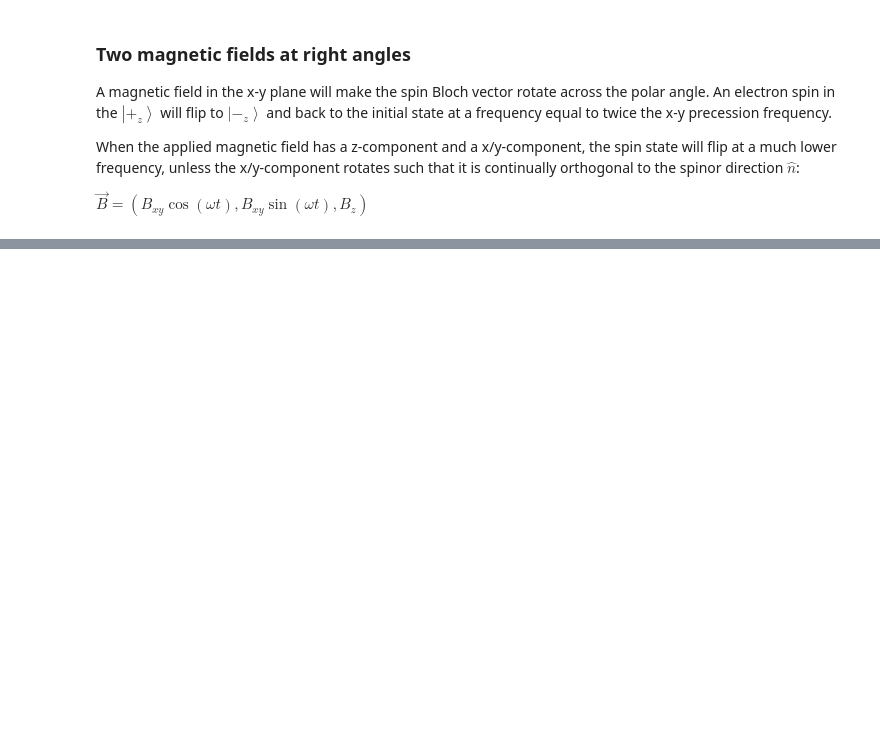
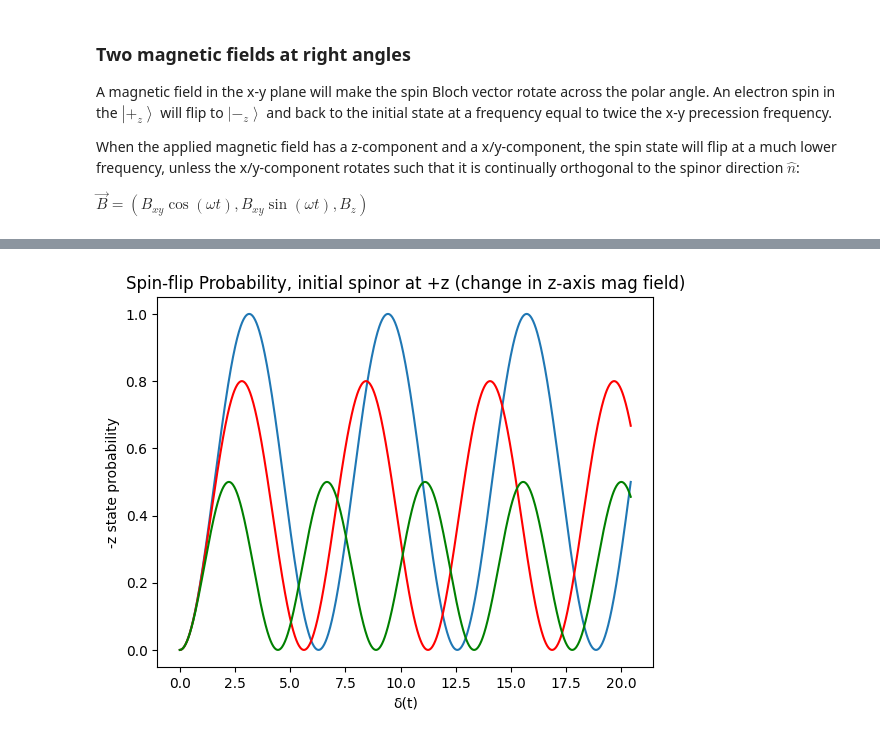
Before and after one commit to zanevc5555/physics-applets, a Jupyter notebook: SpinEnsembles.ipynb, the cells around one changed output, grey strips where cells are left out. Cells and saved outputs as stored; diff of their text form; code cells hidden in the pictures; blank space fills up the shorter version.

```diff
--- a/SpinEnsembles.ipynb
+++ b/SpinEnsembles.ipynb
@@ -319,0 +431,21 @@ $\omega_1 = \frac{g\mu_BB_{xy}}{\hbar}$
+# %%
+# Let Bx = 1, w = gubBxy/h
+#Plot for various Bz values e.g, (w-w0)/w1 = a --> Bz = hw/guB - aBxy
+Bxy = 1.0
+w = g*uB*Bxy/h
+a = np.array([0.0, 0.5, 1.0])
+Bz = h*w/(g*uB) - a*Bxy
+t = np.linspace(0, -1*6.5*np.pi/w, 1000)
+
+prob = RabiProb(Bxy, Bz, w)
+# %%
+delta = Delta(Bxy, Bz[0], w)
+plt.plot(delta, prob[0])
+plt.plot(delta, prob[1], color="r")
+plt.plot(delta, prob[2], color="g")
+plt.title("Spin-flip Probability, initial spinor at +z (change in z-axis mag field)")
+plt.xlabel("\u03B4(t)")
+plt.ylabel("-z state probability")
+plt.show()
+# %% [output]
+[figure, added]
```
Also changed, not shown: parts of 13 cells of this notebook.
